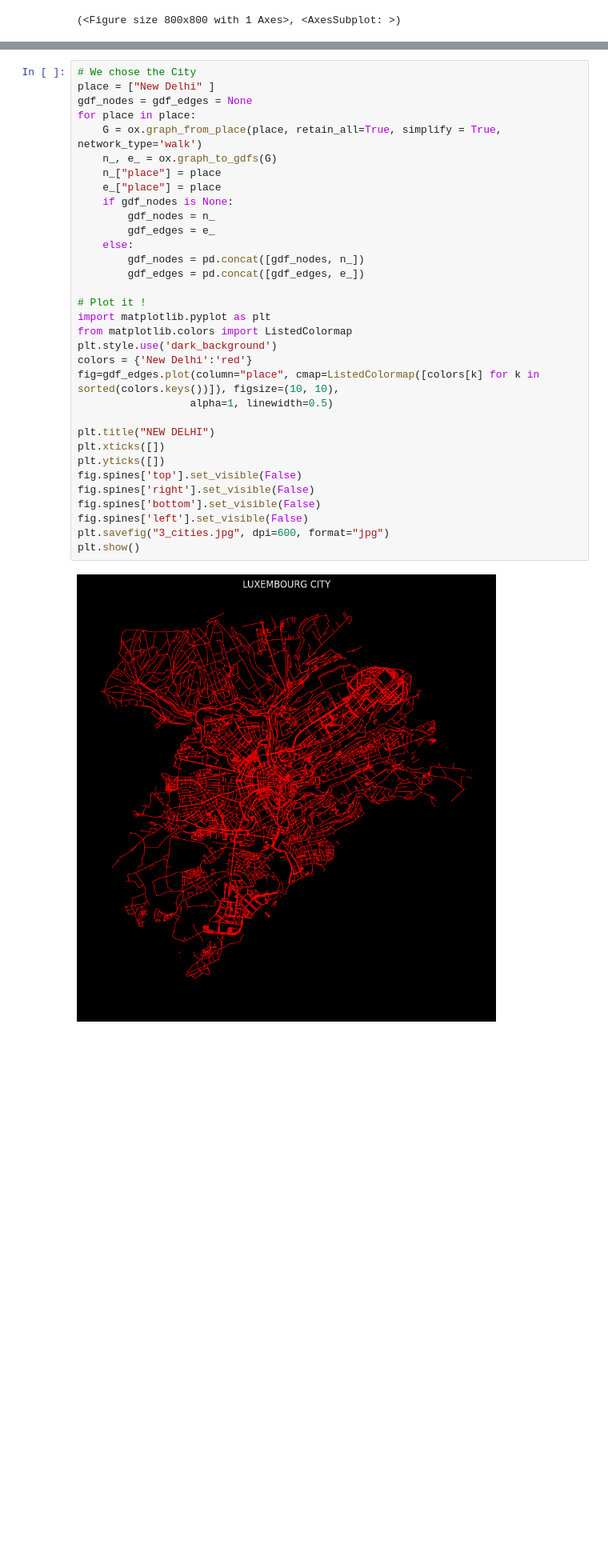
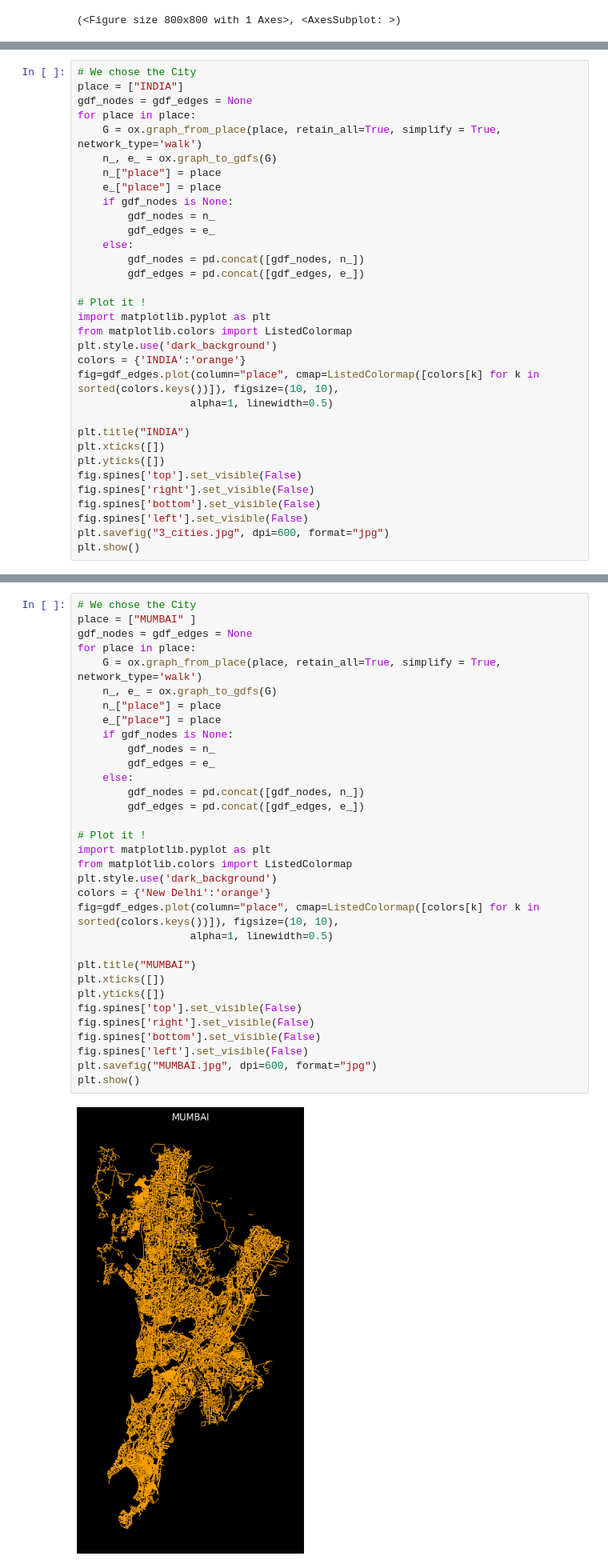
Before and after one commit to Sitraka17/Cities, a Jupyter notebook: LUXO.ipynb, the cells around one changed output, grey strips where cells are left out. Shown at 80% size. Drawn from its saved outputs; the diff is of its cells as text; blank space fills up the shorter version.

Commit message:
MUMBAI

```diff
--- a/LUXO.ipynb
+++ b/LUXO.ipynb
@@ -293,3 +293,36 @@ fig.spines['bottom'].set_visible(False)
 fig.spines['left'].set_visible(False)
 plt.savefig("France.jpg", dpi=600, format="jpg")
 plt.show()
+# %%
+# We chose the City
+place = ["INDIA"]
+gdf_nodes = gdf_edges = None
+for place in place:
+    G = ox.graph_from_place(place, retain_all=True, simplify = True, network_type='walk')
+    n_, e_ = ox.graph_to_gdfs(G)
+    n_["place"] = place
+    e_["place"] = place
+    if gdf_nodes is None:
+        gdf_nodes = n_
+        gdf_edges = e_
+    else:
+        gdf_nodes = pd.concat([gdf_nodes, n_])
+        gdf_edges = pd.concat([gdf_edges, e_])
+
+# Plot it !
+import matplotlib.pyplot as plt
+from matplotlib.colors import ListedColormap
+plt.style.use('dark_background')
+colors = {'INDIA':'orange'}
+fig=gdf_edges.plot(column="place", cmap=ListedColormap([colors[k] for k in sorted(colors.keys())]), figsize=(10, 10),
+                  alpha=1, linewidth=0.5)
+
+plt.title("INDIA")
+plt.xticks([])
+plt.yticks([])
+fig.spines['top'].set_visible(False)
+fig.spines['right'].set_visible(False)
+fig.spines['bottom'].set_visible(False)
+fig.spines['left'].set_visible(False)
+plt.savefig("3_cities.jpg", dpi=600, format="jpg")
+plt.show()
@@ -296,35 +331,35 @@ plt.show()
 # %%
 # We chose the City
-place = ["New Delhi" ]
+place = ["MUMBAI" ]
 gdf_nodes = gdf_edges = None
 for place in place:
     G = ox.graph_from_place(place, retain_all=True, simplify = True, network_type='walk')
     n_, e_ = ox.graph_to_gdfs(G)
     n_["place"] = place
     e_["place"] = place
     if gdf_nodes is None:
         gdf_nodes = n_
         gdf_edges = e_
     else:
         gdf_nodes = pd.concat([gdf_nodes, n_])
         gdf_edges = pd.concat([gdf_edges, e_])
 
 # Plot it !
 import matplotlib.pyplot as plt
 from matplotlib.colors import ListedColormap
 plt.style.use('dark_background')
-colors = {'New Delhi':'red'}
+colors = {'New Delhi':'orange'}
 fig=gdf_edges.plot(column="place", cmap=ListedColormap([colors[k] for k in sorted(colors.keys())]), figsize=(10, 10),
                   alpha=1, linewidth=0.5)
 
-plt.title("NEW DELHI")
+plt.title("MUMBAI")
 plt.xticks([])
 plt.yticks([])
 fig.spines['top'].set_visible(False)
 fig.spines['right'].set_visible(False)
 fig.spines['bottom'].set_visible(False)
 fig.spines['left'].set_visible(False)
-plt.savefig("3_cities.jpg", dpi=600, format="jpg")
+plt.savefig("MUMBAI.jpg", dpi=600, format="jpg")
 plt.show()
 # %% [output]
-[figure, old version]
+[figure, new version]
```
Also changed, not shown: parts of 1 cell of this notebook, 1 other file.
